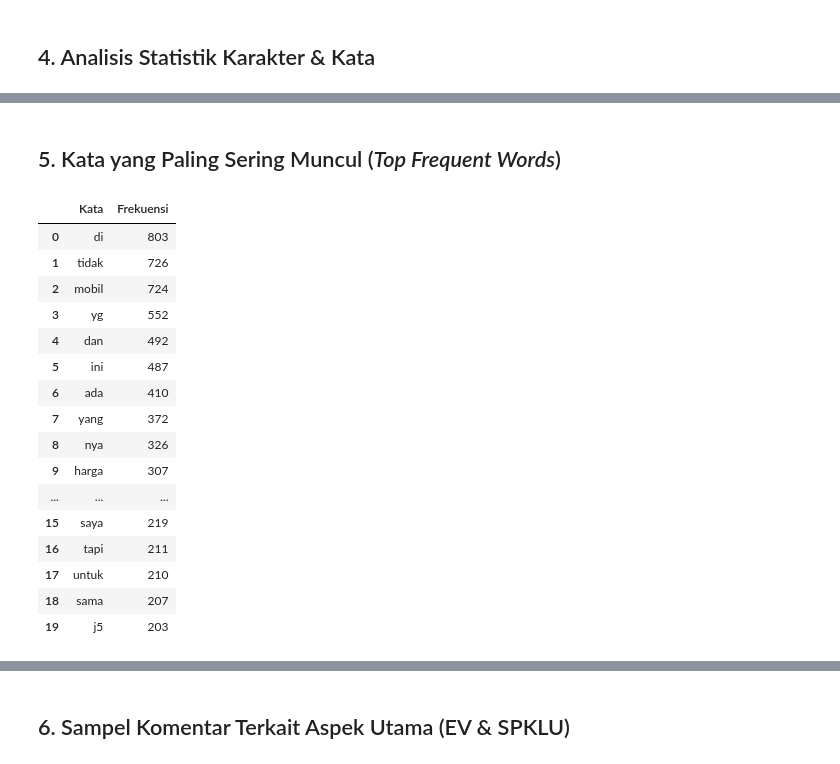
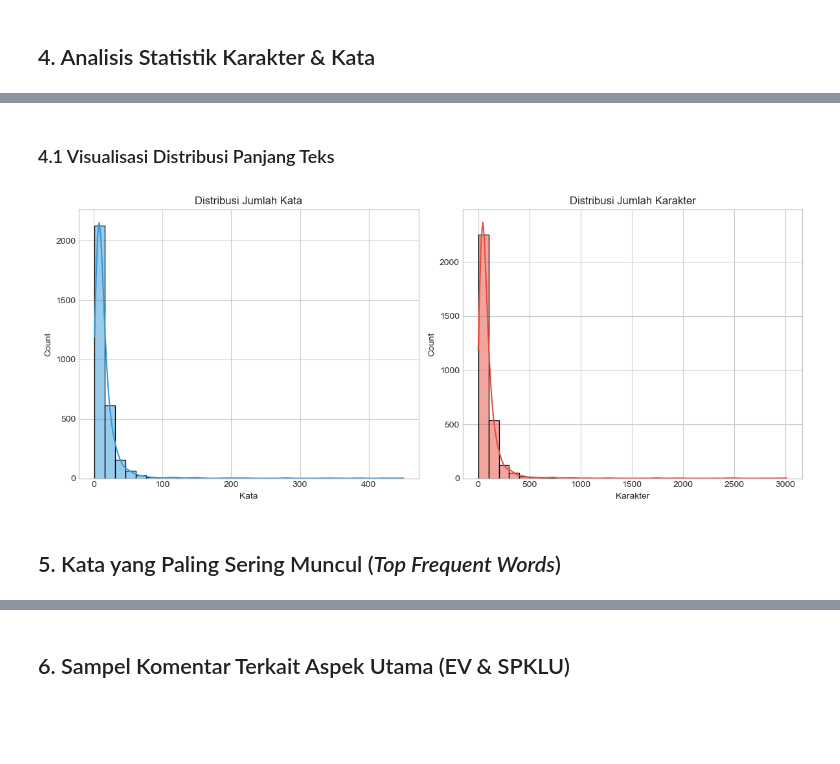
Before and after one commit to wicaksonohanif/aspect_based_SA_EV, a Jupyter notebook: notebooks/02_eda_cleaned_comments.ipynb, the cells around one changed output, grey strips where cells are left out. Cells and saved outputs as stored; diff of their text form; code cells hidden in the pictures; blank space fills up the shorter version.

```diff
--- a/notebooks/02_eda_cleaned_comments.ipynb
+++ b/notebooks/02_eda_cleaned_comments.ipynb
@@ -8,10 +8,14 @@ Notebook ini digunakan untuk membaca, menganalisis, dan memeriksa hasil penggabu
 from collections import Counter
 from pathlib import Path
 import pandas as pd
+import matplotlib.pyplot as plt
+import seaborn as sns
 
 # Set display options agar teks tidak terpotong
 pd.set_option("display.max_colwidth", None)
 pd.set_option("display.max_columns", None)
+
+plt.style.use('seaborn-v0_8-whitegrid')
 # %% [markdown]
 ## 2. Membaca Data Interim Gabungan (`cleaned_comments_all.csv`)
 # %%
@@ -70,28 +74,19 @@ df[["char_count_orig", "char_count_clean", "word_count_clean"]].describe()
+# %% [markdown]
+### 4.1 Visualisasi Distribusi Panjang Teks
+# %%
+fig, axes = plt.subplots(1, 2, figsize=(12, 5))
+
+sns.histplot(df['word_count_clean'], bins=30, kde=True, color='#3498db', ax=axes[0])
+axes[0].set_title('Distribusi Jumlah Kata')
+axes[0].set_xlabel('Kata')
+
+sns.histplot(df['char_count_clean'], bins=30, kde=True, color='#e74c3c', ax=axes[1])
+axes[1].set_title('Distribusi Jumlah Karakter')
+axes[1].set_xlabel('Karakter')
+
+plt.tight_layout()
+plt.show()
+# %% [output]
+[figure, added]
 # %% [markdown]
 ## 5. Kata yang Paling Sering Muncul (*Top Frequent Words*)
-# %%
-# Gabungkan seluruh kata dari text_cleaned
-all_words = " ".join(df["text_cleaned"].dropna()).split()
-
-# Hitung frekuensi kata terbanyak
-word_counts = Counter(all_words)
-top_20_words = pd.DataFrame(word_counts.most_common(20), columns=["Kata", "Frekuensi"])
-top_20_words
-# %% [output]
-|  | Kata | Frekuensi |
-| 0 | di | 803 |
-| 1 | tidak | 726 |
-| 2 | mobil | 724 |
-| 3 | yg | 552 |
-| 4 | dan | 492 |
-| 5 | ini | 487 |
-| 6 | ada | 410 |
-| 7 | yang | 372 |
-| 8 | nya | 326 |
-| 9 | harga | 307 |
-| ... | ... | ... |
-| 15 | saya | 219 |
-| 16 | tapi | 211 |
-| 17 | untuk | 210 |
-| 18 | sama | 207 |
-| 19 | j5 | 203 |
```
Also changed, not shown: parts of 7 cells of this notebook, 6 other files.
